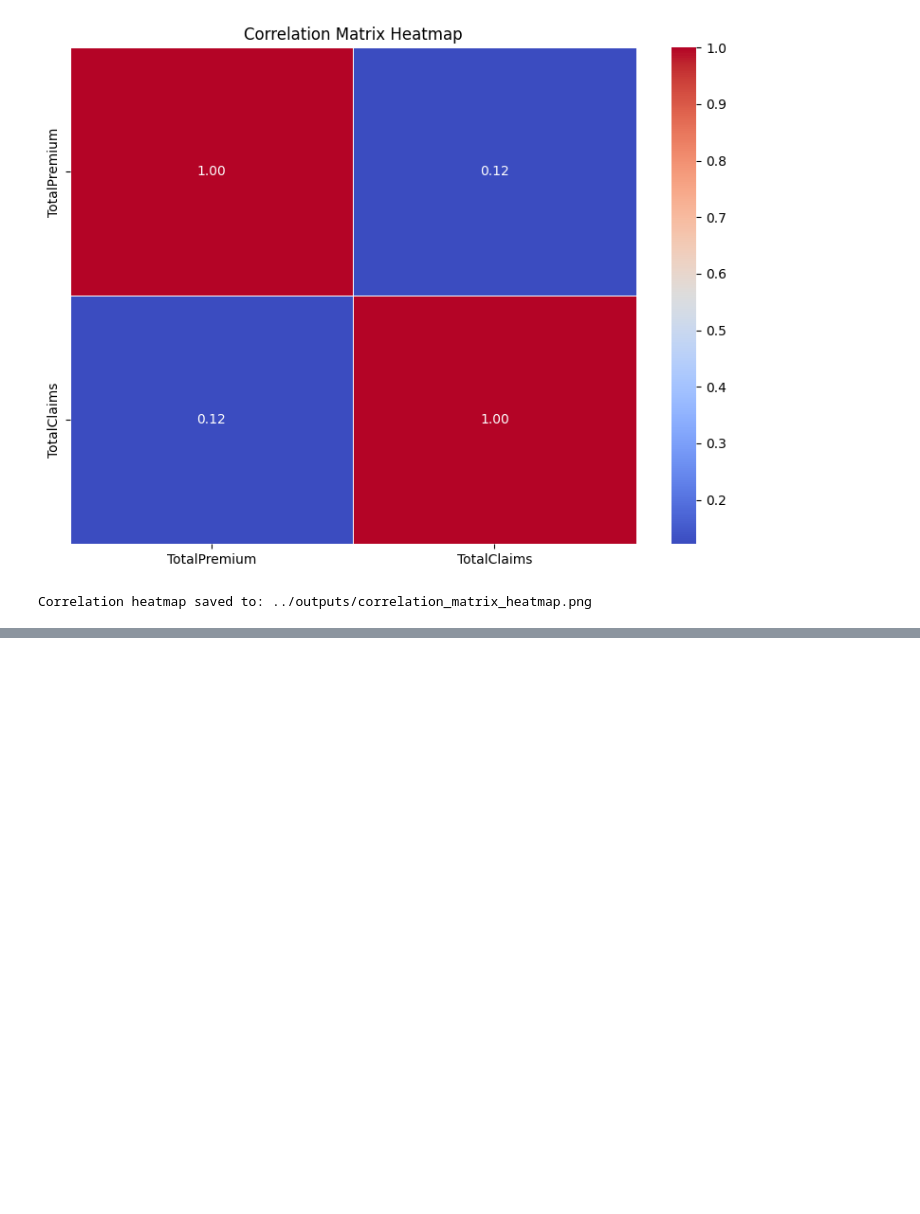
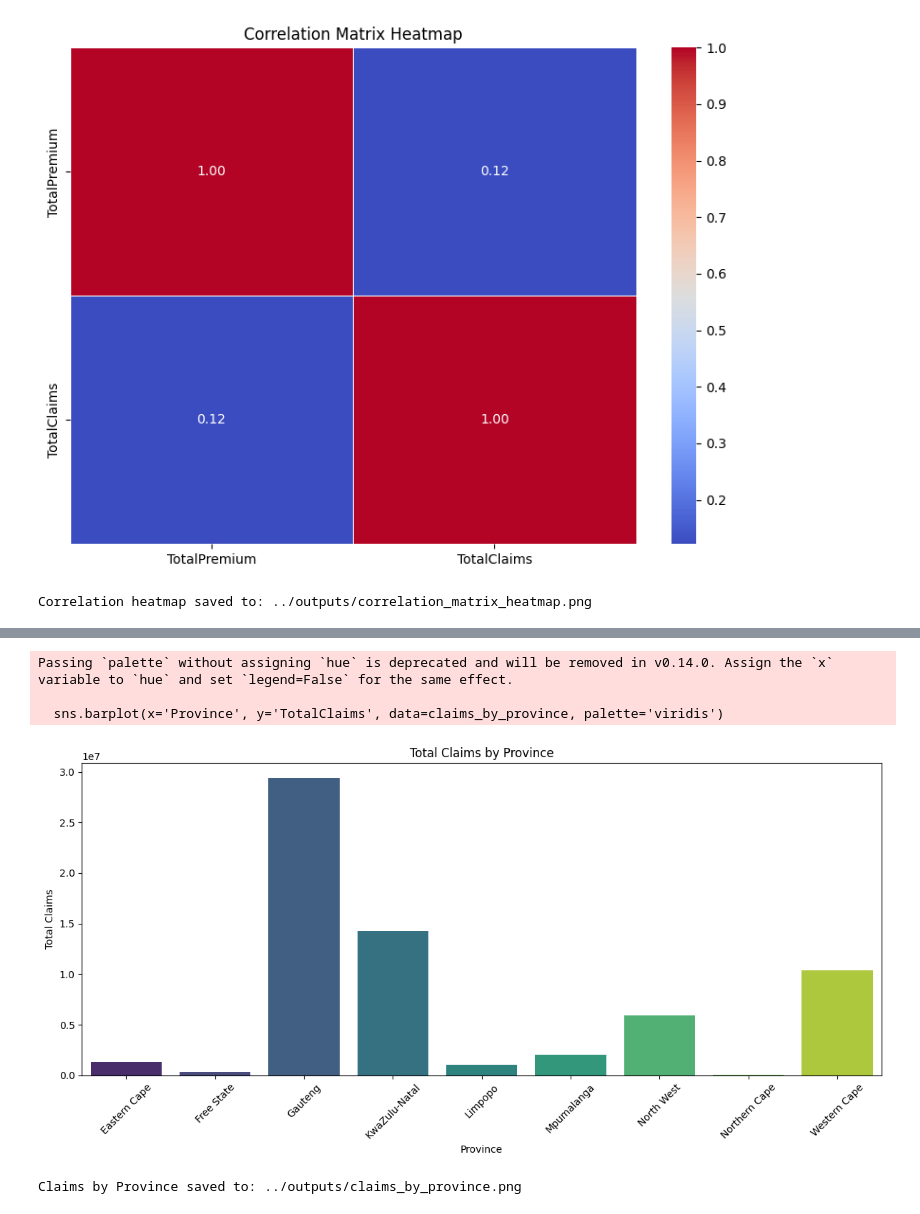
Before and after one commit to vlazacck/week3, a Jupyter notebook: notebooks/Eda.ipynb, the cells around one changed output, grey strips where cells are left out. Cells and saved outputs as stored; diff of their text form; code cells hidden in the pictures; blank space fills up the shorter version.

```diff
--- a/notebooks/Eda.ipynb
+++ b/notebooks/Eda.ipynb
@@ -214,0 +363,26 @@ Correlation heatmap saved to: ../outputs/correlation_matrix_heatmap.png
+# %%
+# Visualization 2: Claims by Province
+# Group data by Province and sum TotalClaims
+claims_by_province = data.groupby('Province')['TotalClaims'].sum().reset_index()
+
+# Plot bar chart for claims by Province
+plt.figure(figsize=(12, 6))
+sns.barplot(x='Province', y='TotalClaims', data=claims_by_province, palette='viridis')
+plt.title('Total Claims by Province')
+plt.xlabel('Province')
+plt.ylabel('Total Claims')
+plt.xticks(rotation=45)
+plt.tight_layout()
+
+# Save the plot
+claims_province_path = f"{output_dir}/claims_by_province.png"
+plt.savefig(claims_province_path)
+plt.show()
+
+print(f"Claims by Province saved to: {claims_province_path}")
+# %% [output]
+Passing `palette` without assigning `hue` is deprecated and will be removed in v0.14.0. Assign the `x` variable to `hue` and set `legend=False` for the same effect.
+
+  sns.barplot(x='Province', y='TotalClaims', data=claims_by_province, palette='viridis')
+[figure, added]
+Claims by Province saved to: ../outputs/claims_by_province.png
```
Also changed, not shown: parts of 3 cells of this notebook, 2 other files.
